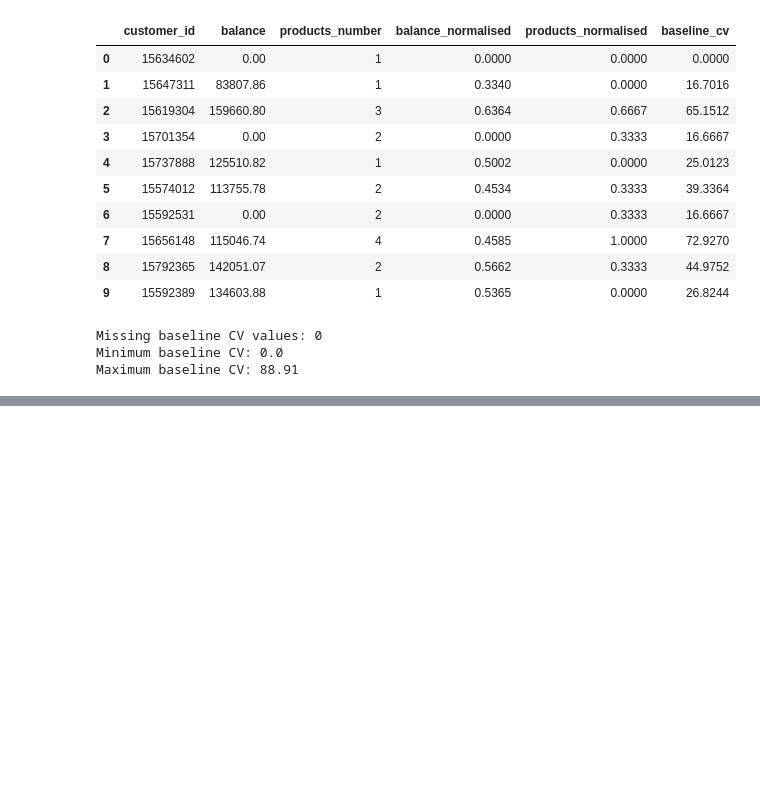
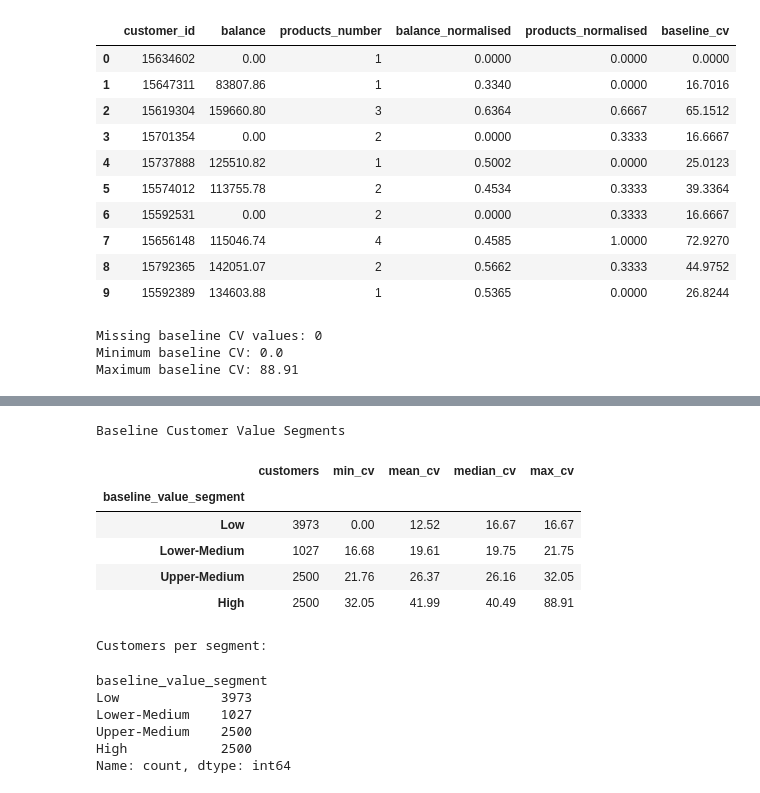
Before and after one commit to ann-fernee/bank-churn-risk-adjusted-cv, a Jupyter notebook: notebooks/churn_risk_adjusted_cv.ipynb, the cells around one changed output, grey strips where cells are left out. Saved outputs shown, nothing was run; the diff lists cells and outputs as text; code cells hidden in the pictures; blank space fills up the shorter version.

```diff
--- a/notebooks/churn_risk_adjusted_cv.ipynb
+++ b/notebooks/churn_risk_adjusted_cv.ipynb
@@ -2411,0 +2423,56 @@ Maximum baseline CV: 88.91
+# %%
+# --------------------------------------------------
+# Baseline Customer Value Segmentation
+# --------------------------------------------------
+
+# Divide customers into four relative value groups
+cv_data["baseline_value_segment"] = pd.qcut(
+    cv_data["baseline_cv"],
+    q=4,
+    labels=["Low", "Lower-Medium", "Upper-Medium", "High"],
+    duplicates="drop"
+)
+
+# Segment summary
+baseline_segment_summary = (
+    cv_data
+    .groupby(
+        "baseline_value_segment",
+        observed=True
+    )
+    .agg(
+        customers=("customer_id", "count"),
+        min_cv=("baseline_cv", "min"),
+        mean_cv=("baseline_cv", "mean"),
+        median_cv=("baseline_cv", "median"),
+        max_cv=("baseline_cv", "max")
+    )
+    .round(2)
+)
+
+print("Baseline Customer Value Segments")
+display(baseline_segment_summary)
+
+# Check distribution
+segment_distribution = (
+    cv_data["baseline_value_segment"]
+    .value_counts(sort=False)
+)
+
+print("\nCustomers per segment:")
+display(segment_distribution)
+# %% [output]
+Baseline Customer Value Segments
+|  | customers | min_cv | mean_cv | median_cv | max_cv |
+| baseline_value_segment |  |  |  |  |  |
+| Low | 3973 | 0.00 | 12.52 | 16.67 | 16.67 |
+| Lower-Medium | 1027 | 16.68 | 19.61 | 19.75 | 21.75 |
+| Upper-Medium | 2500 | 21.76 | 26.37 | 26.16 | 32.05 |
+| High | 2500 | 32.05 | 41.99 | 40.49 | 88.91 |
+Customers per segment:
+baseline_value_segment
+Low             3973
+Lower-Medium    1027
+Upper-Medium    2500
+High            2500
+Name: count, dtype: int64
```
Also changed, not shown: parts of 19 cells of this notebook, 3 other files.
